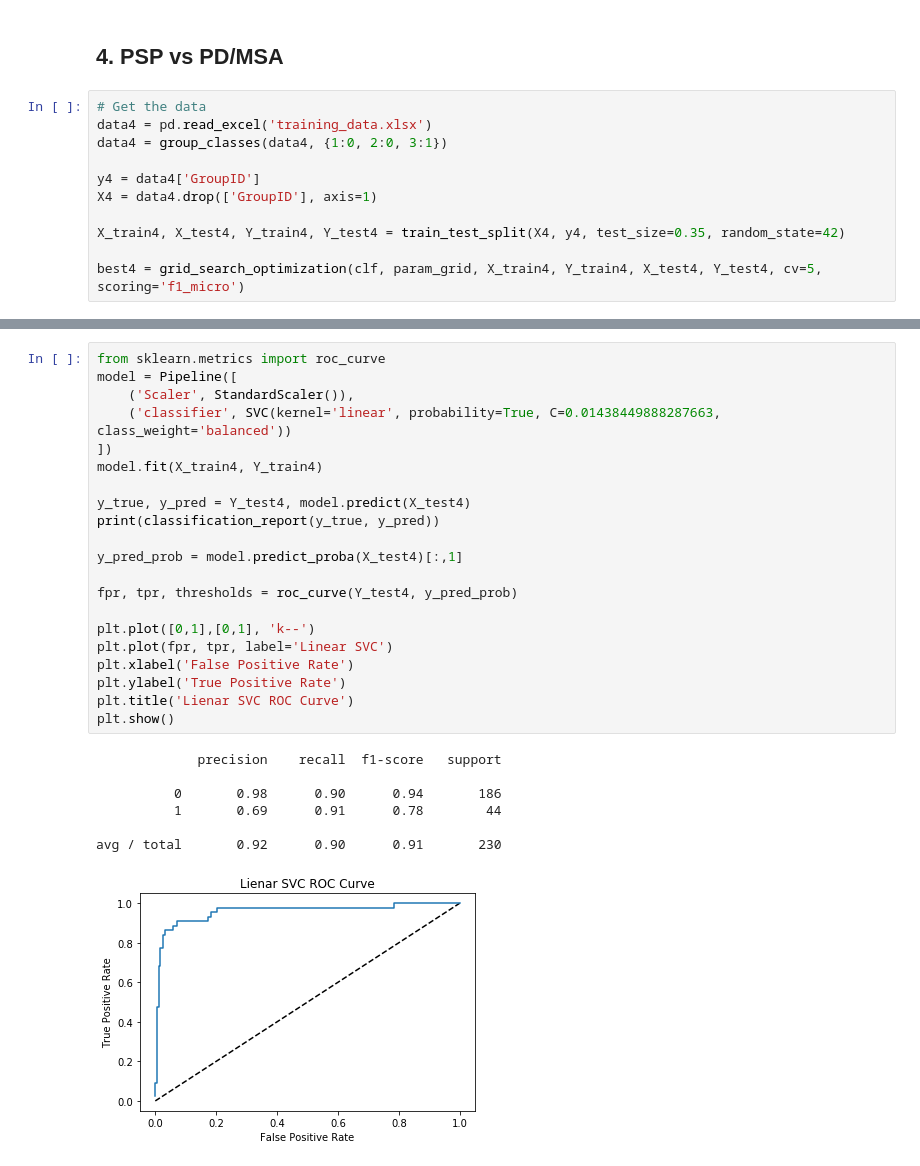
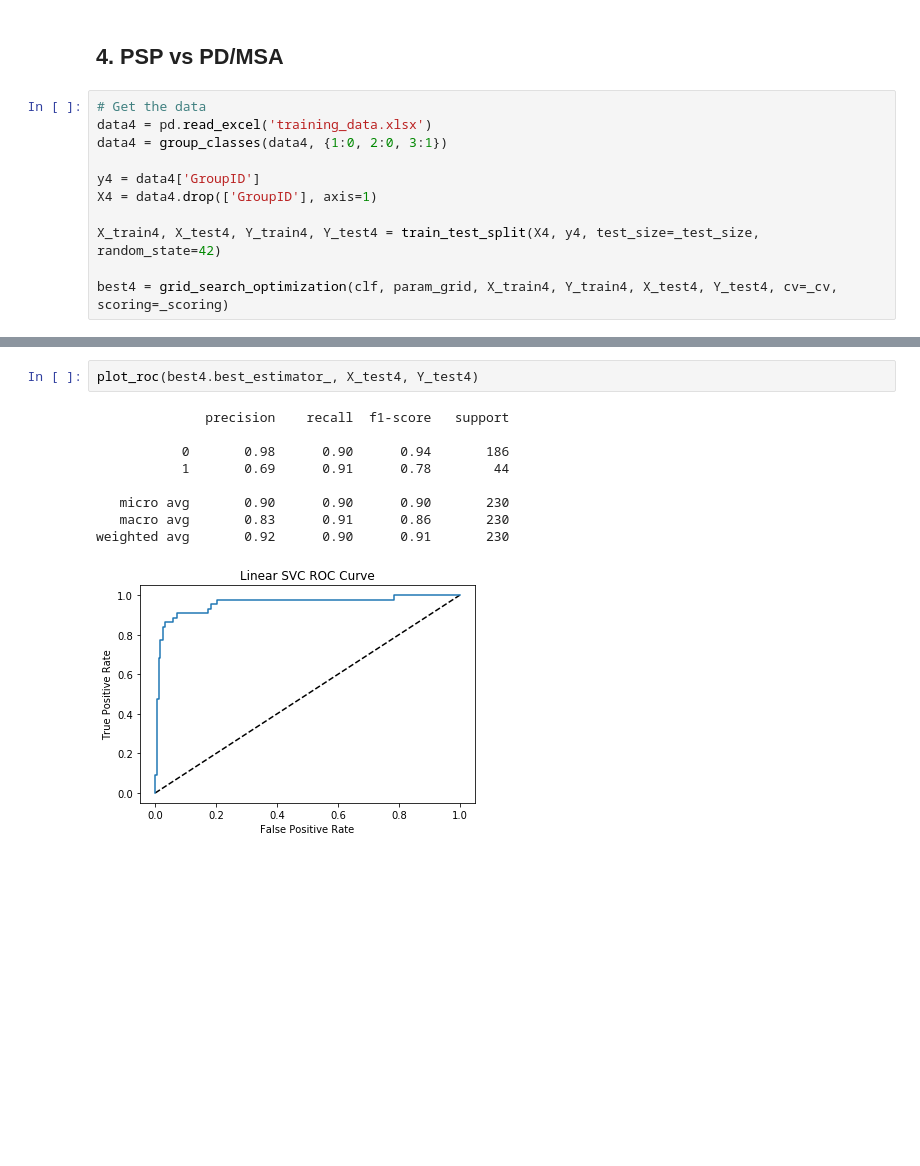
Before and after one commit to jtbricker/parkinsons-ml, a Jupyter notebook: Phase2/2019-01-05_LinearSVC_DataRoundup.ipynb, the cells around one changed output, grey strips where cells are left out. Cells and saved outputs as stored; diff of their text form; blank space fills up the shorter version.

```diff
--- a/Phase2/2019-01-05_LinearSVC_DataRoundup.ipynb
+++ b/Phase2/2019-01-05_LinearSVC_DataRoundup.ipynb
@@ -352,9 +419,9 @@ data4 = group_classes(data4, {1:0, 2:0, 3:1})
 y4 = data4['GroupID']
 X4 = data4.drop(['GroupID'], axis=1)
 
-X_train4, X_test4, Y_train4, Y_test4 = train_test_split(X4, y4, test_size=0.35, random_state=42)
+X_train4, X_test4, Y_train4, Y_test4 = train_test_split(X4, y4, test_size=_test_size, random_state=42)
 
-best4 = grid_search_optimization(clf, param_grid, X_train4, Y_train4, X_test4, Y_test4, cv=5, scoring='f1_micro')
+best4 = grid_search_optimization(clf, param_grid, X_train4, Y_train4, X_test4, Y_test4, cv=_cv, scoring=_scoring)
 # %% [output]
 # Tuning hyper-parameters for f1_micro
 
@@ -385,29 +491,12 @@ plot_coefficients(model, feature_names)
-# %%
-from sklearn.metrics import roc_curve
-model = Pipeline([
-    ('Scaler', StandardScaler()),
-    ('classifier', SVC(kernel='linear', probability=True, C=0.01438449888287663, class_weight='balanced'))
-])
-model.fit(X_train4, Y_train4)
-
-y_true, y_pred = Y_test4, model.predict(X_test4)
-print(classification_report(y_true, y_pred))
-
-y_pred_prob = model.predict_proba(X_test4)[:,1]
-
-fpr, tpr, thresholds = roc_curve(Y_test4, y_pred_prob)
-
-plt.plot([0,1],[0,1], 'k--')
-plt.plot(fpr, tpr, label='Linear SVC')
-plt.xlabel('False Positive Rate')
-plt.ylabel('True Positive Rate')
-plt.title('Lienar SVC ROC Curve')
-plt.show()
-# %% [output]
-             precision    recall  f1-score   support
-
-          0       0.98      0.90      0.94       186
-          1       0.69      0.91      0.78        44
-
-avg / total       0.92      0.90      0.91       230
-[figure, removed]
+# %%
+plot_roc(best4.best_estimator_, X_test4, Y_test4)
+# %% [output]
+              precision    recall  f1-score   support
+
+           0       0.98      0.90      0.94       186
+           1       0.69      0.91      0.78        44
+
+   micro avg       0.90      0.90      0.90       230
+   macro avg       0.83      0.91      0.86       230
+weighted avg       0.92      0.90      0.91       230
+[figure, added]
```
Also changed, not shown: parts of 23 cells of this notebook.
